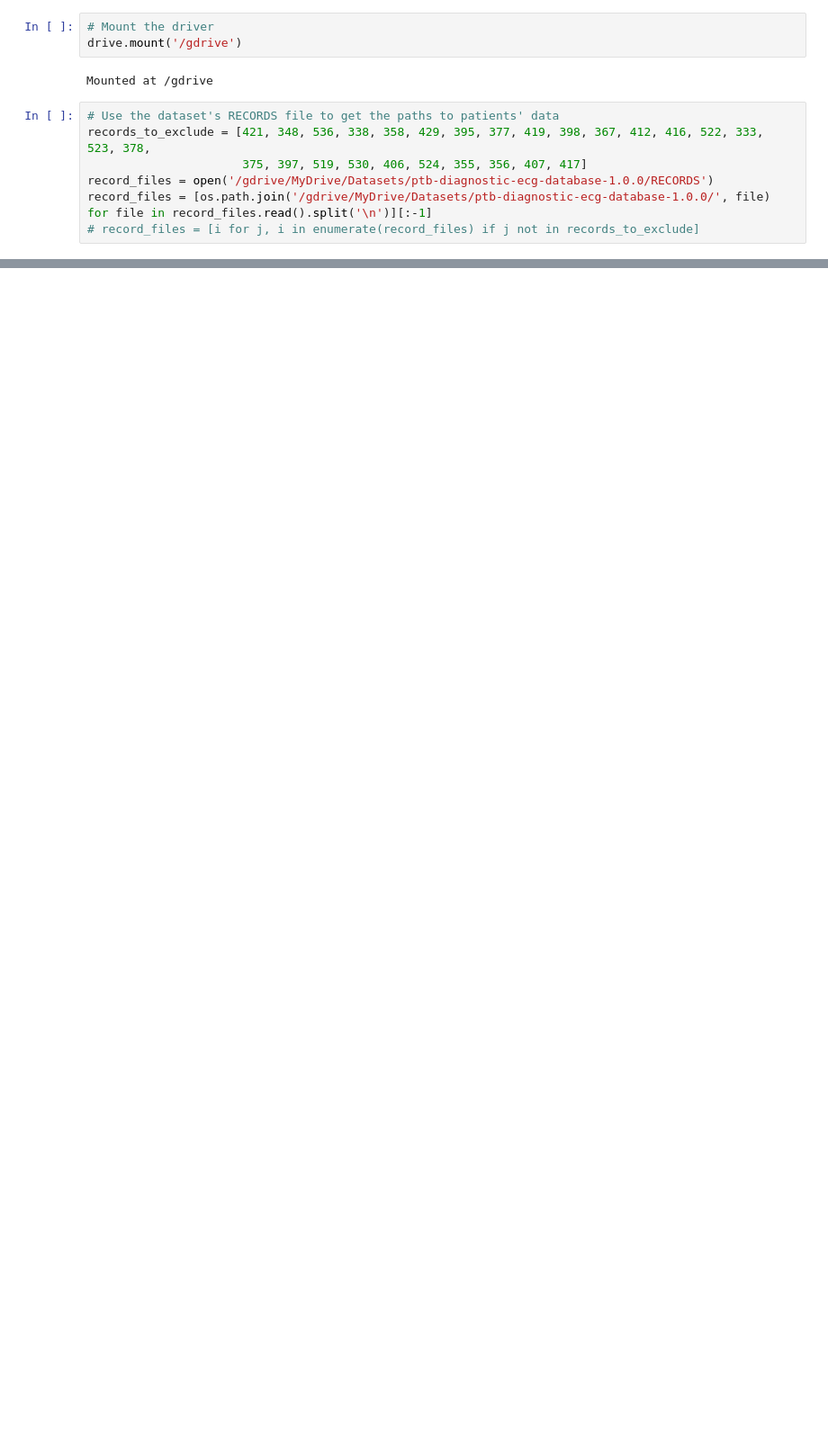
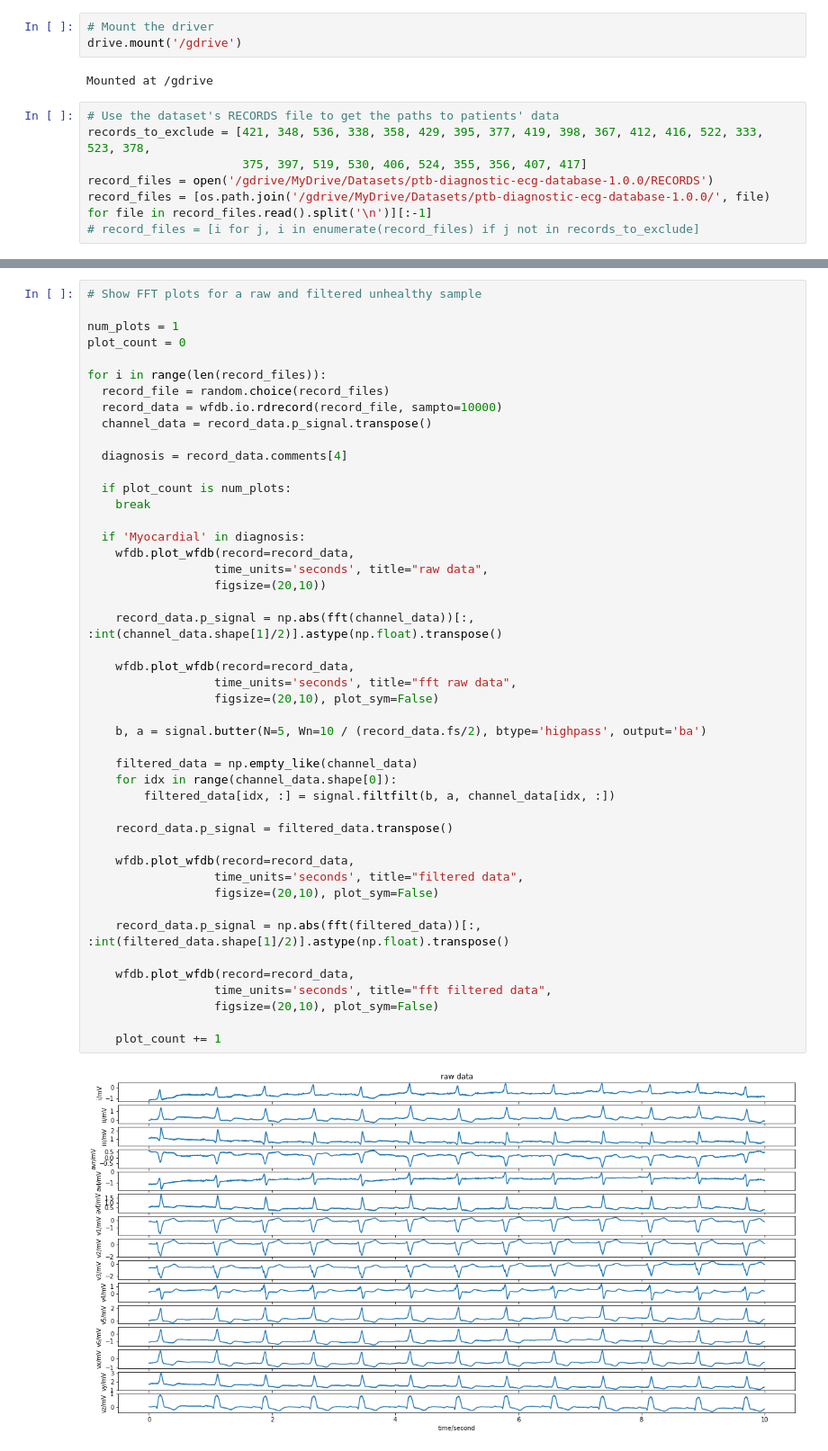
Before and after one commit to MasoudMo/graph_generation_classification_model, a Jupyter notebook: notebooks/exploration/ecg_data_processing_visualization.ipynb, the cells around one changed output, grey strips where cells are left out. Shown at 90% size. Drawn from its saved outputs; the diff is of its cells as text; blank space fills up the shorter version.

```diff
--- a/notebooks/exploration/ecg_data_processing_visualization.ipynb
+++ b/notebooks/exploration/ecg_data_processing_visualization.ipynb
@@ -105,0 +186,48 @@ for i in range(len(record_files)):
+# %%
+# Show FFT plots for a raw and filtered unhealthy sample
+
+num_plots = 1
+plot_count = 0
+
+for i in range(len(record_files)):
+  record_file = random.choice(record_files)
+  record_data = wfdb.io.rdrecord(record_file, sampto=10000)
+  channel_data = record_data.p_signal.transpose()
+
+  diagnosis = record_data.comments[4]
+
+  if plot_count is num_plots:
+    break
+
+  if 'Myocardial' in diagnosis:
+    wfdb.plot_wfdb(record=record_data,
+                  time_units='seconds', title="raw data",
+                  figsize=(20,10))
+
+    record_data.p_signal = np.abs(fft(channel_data))[:, :int(channel_data.shape[1]/2)].astype(np.float).transpose()
+
+    wfdb.plot_wfdb(record=record_data,
+                  time_units='seconds', title="fft raw data",
+                  figsize=(20,10), plot_sym=False)
+
+    b, a = signal.butter(N=5, Wn=10 / (record_data.fs/2), btype='highpass', output='ba')
+
+    filtered_data = np.empty_like(channel_data)
+    for idx in range(channel_data.shape[0]):
+        filtered_data[idx, :] = signal.filtfilt(b, a, channel_data[idx, :])
+
+    record_data.p_signal = filtered_data.transpose()
+
+    wfdb.plot_wfdb(record=record_data,
+                  time_units='seconds', title="filtered data",
+                  figsize=(20,10), plot_sym=False)
+
+    record_data.p_signal = np.abs(fft(filtered_data))[:, :int(filtered_data.shape[1]/2)].astype(np.float).transpose()
+
+    wfdb.plot_wfdb(record=record_data,
+                  time_units='seconds', title="fft filtered data",
+                  figsize=(20,10), plot_sym=False)
+
+    plot_count += 1
+# %% [output]
+[figure, added]
```
Also changed, not shown: parts of 10 cells of this notebook.
